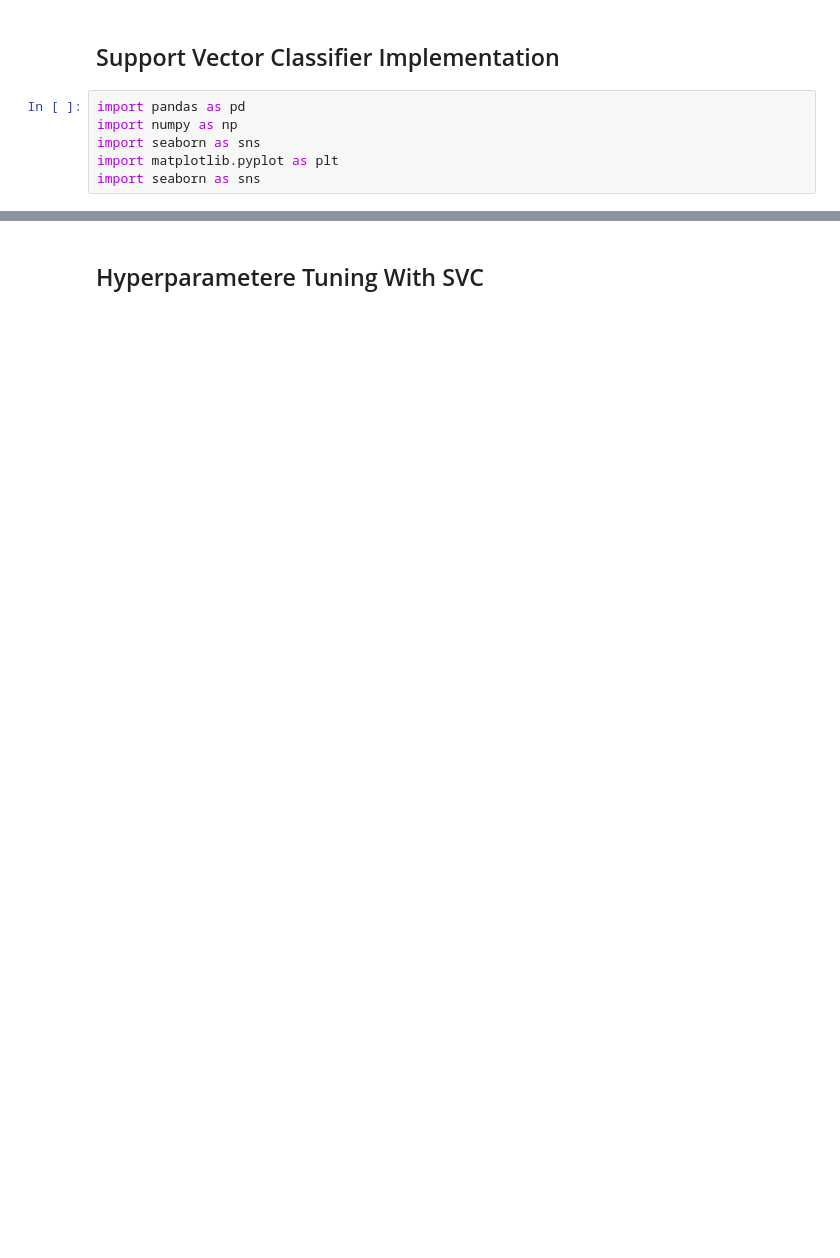
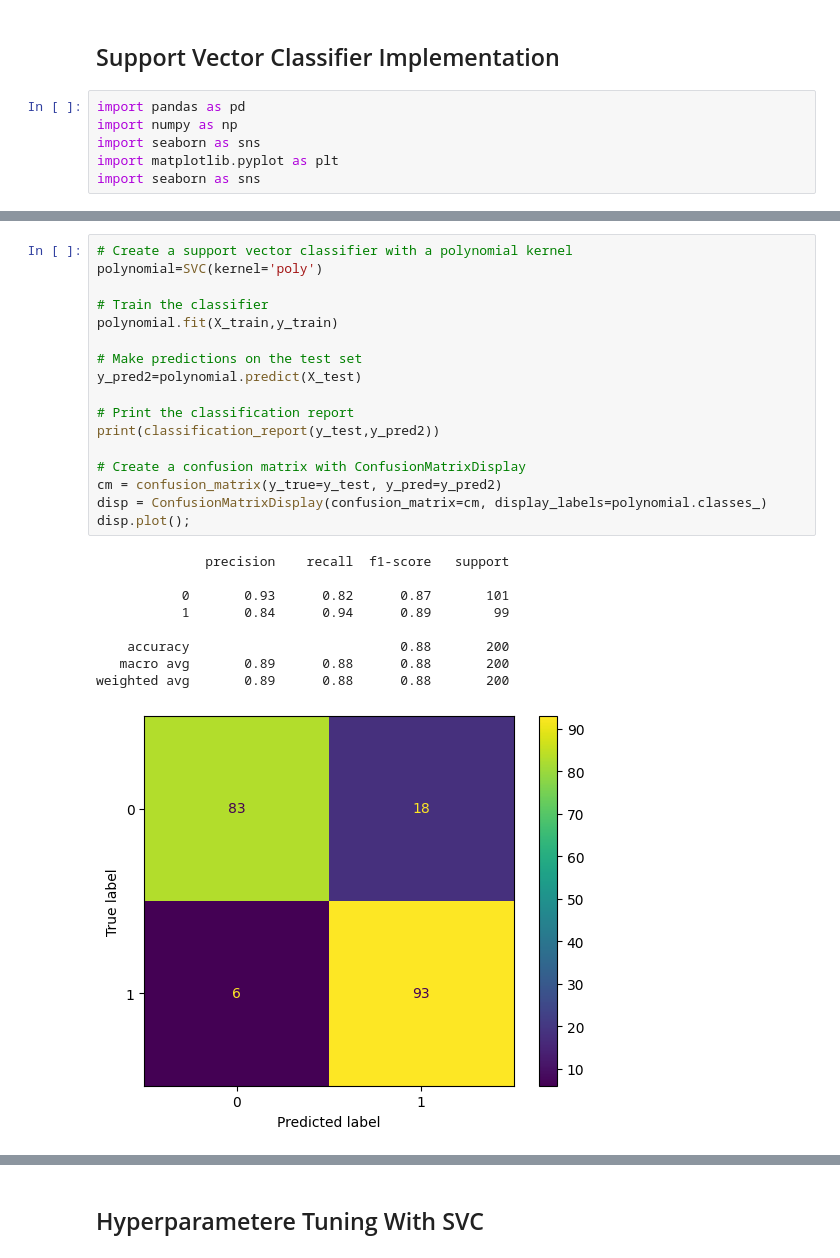
Before and after one commit to ricardorm10/Complete-Data-Science-With-Machine-Learning-And-NLP-2024, a Jupyter notebook: 7-SVM/Practicals/Basic SVC Implementation.ipynb, the cells around one changed output, grey strips where cells are left out. Cells and saved outputs as stored; diff of their text form; blank space fills up the shorter version.

```diff
--- a/7-SVM/Practicals/Basic SVC Implementation.ipynb
+++ b/7-SVM/Practicals/Basic SVC Implementation.ipynb
@@ -161,0 +97,27 @@ weighted avg       0.79      0.79      0.79       250
+# %%
+# Create a support vector classifier with a polynomial kernel
+polynomial=SVC(kernel='poly')
+
+# Train the classifier
+polynomial.fit(X_train,y_train)
+
+# Make predictions on the test set
+y_pred2=polynomial.predict(X_test)
+
+# Print the classification report
+print(classification_report(y_test,y_pred2))
+
+# Create a confusion matrix with ConfusionMatrixDisplay
+cm = confusion_matrix(y_true=y_test, y_pred=y_pred2)
+disp = ConfusionMatrixDisplay(confusion_matrix=cm, display_labels=polynomial.classes_)
+disp.plot();
+# %% [output]
+              precision    recall  f1-score   support
+
+           0       0.93      0.82      0.87       101
+           1       0.84      0.94      0.89        99
+
+    accuracy                           0.88       200
+   macro avg       0.89      0.88      0.88       200
+weighted avg       0.89      0.88      0.88       200
+[figure, added]
```
Also changed, not shown: parts of 33 cells of this notebook.
